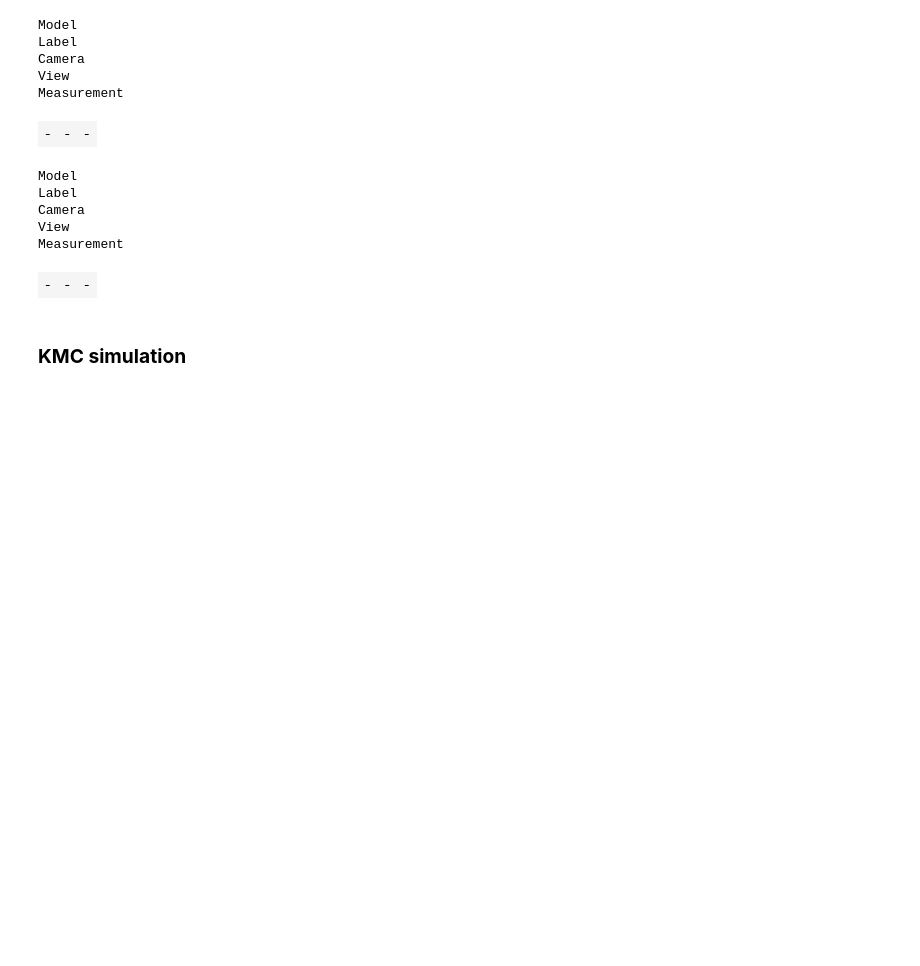
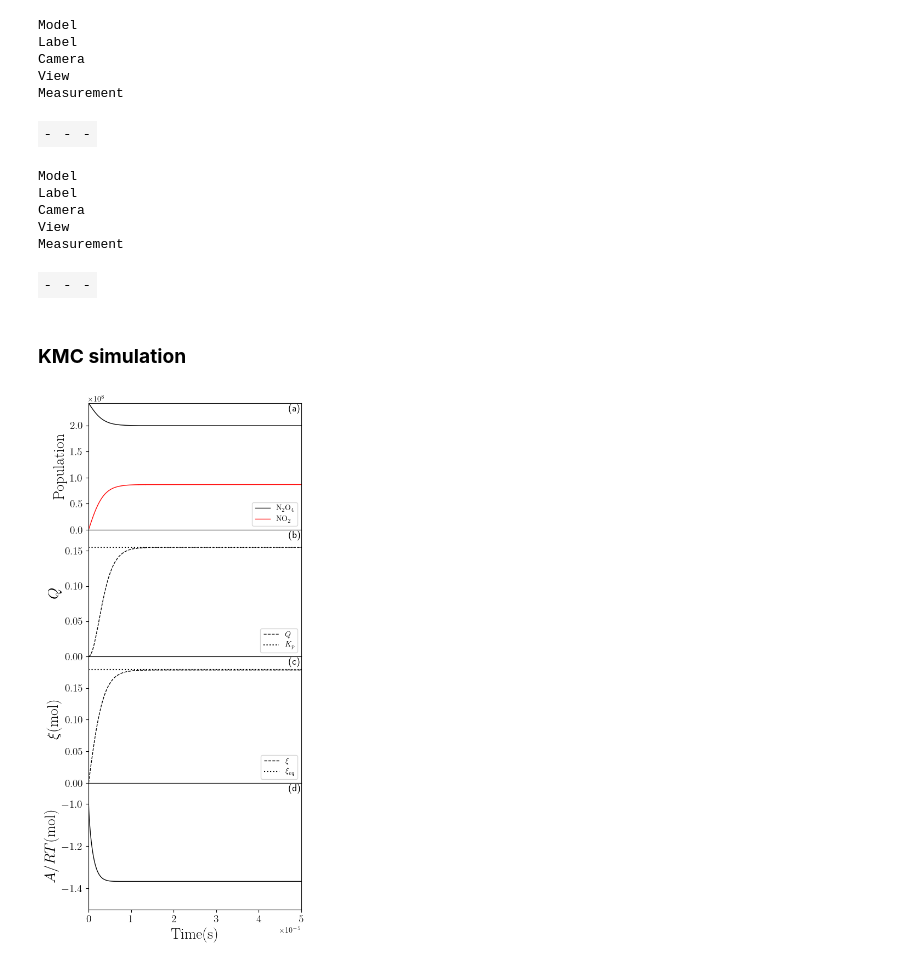
Before and after one commit to emartineznunez/Kp, a Jupyter notebook: kp.ipynb, the cells around one changed output. Drawn from its saved outputs; the diff is of its cells as text; code cells hidden in the pictures; blank space fills up the shorter version.

```diff
--- a/kp.ipynb
+++ b/kp.ipynb
@@ -901,7 +901,7 @@ y1 = data[' p1']
 y2 = data[' p2']
 
 
-fig, axs = plt.subplots(nrows=4, ncols=1,figsize=(5,10))
+fig, axs = plt.subplots(nrows=4, ncols=1,figsize=(5,12))
 plt.subplots_adjust(wspace=0,hspace=0)
 
 axs[0].plot(x,y1,color='black',label=r'$\mathrm{N_2O_4}$',linewidth=1.0)
@@ -946,30 +946,32 @@ axs[1].set_xticks([])
 
 axs[2].xaxis.set_tick_params(labelbottom=False)
 axs[2].set_xticks([])
 
 axs[2].xaxis.set_tick_params(labelbottom=False)
 axs[2].set_xticks([])
 
 
 axs[1].axhline(y=0.155,color='black', linestyle=':',label=r'$K_p$')
 
 axs[2].axhline(y=0.179, color='black', linestyle=':',label=r'$\xi_{eq}$')
 axs[0].legend(loc='lower right')
 axs[1].legend(loc='lower right')
 axs[2].legend(loc='lower right')
 axs[0].yaxis.set_tick_params(labelsize=14)
 axs[1].yaxis.set_tick_params(labelsize=14)
 axs[2].yaxis.set_tick_params(labelsize=14)
 axs[2].xaxis.set_tick_params(labelsize=14)
 axs[3].yaxis.set_tick_params(labelsize=14)
 axs[3].xaxis.set_tick_params(labelsize=14)
 
 
 axs[0].text(0.97,0.95, '(a)', fontsize=13,  horizontalalignment='center', verticalalignment='center', transform=axs[0].transAxes)
 axs[1].text(0.97,0.95, '(b)', fontsize=13,  horizontalalignment='center', verticalalignment='center', transform=axs[1].transAxes)
 axs[2].text(0.97,0.95, '(c)', fontsize=13,  horizontalalignment='center', verticalalignment='center', transform=axs[2].transAxes)
 axs[3].text(0.97,0.95, '(d)', fontsize=13,  horizontalalignment='center', verticalalignment='center', transform=axs[3].transAxes)
 
 
 plt.savefig('Kp.svg',bbox_inches='tight')
 plt.show()
+# %% [output]
+[figure, added]
```
